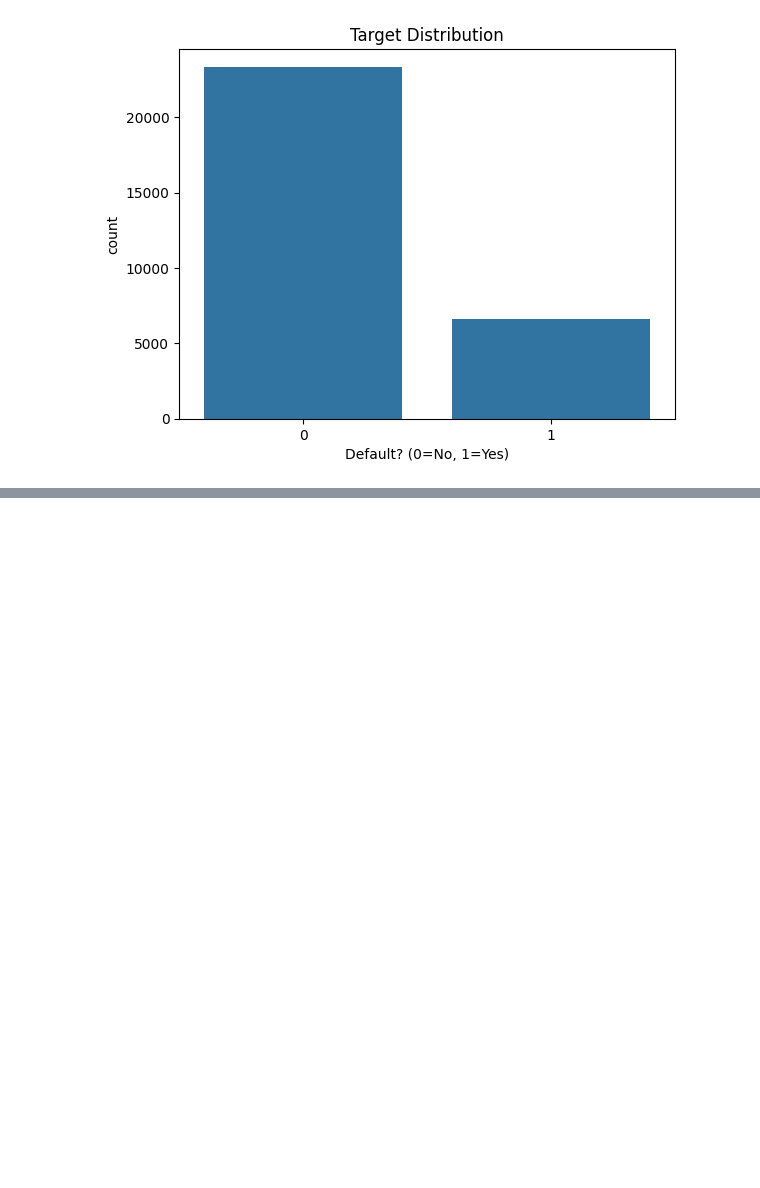
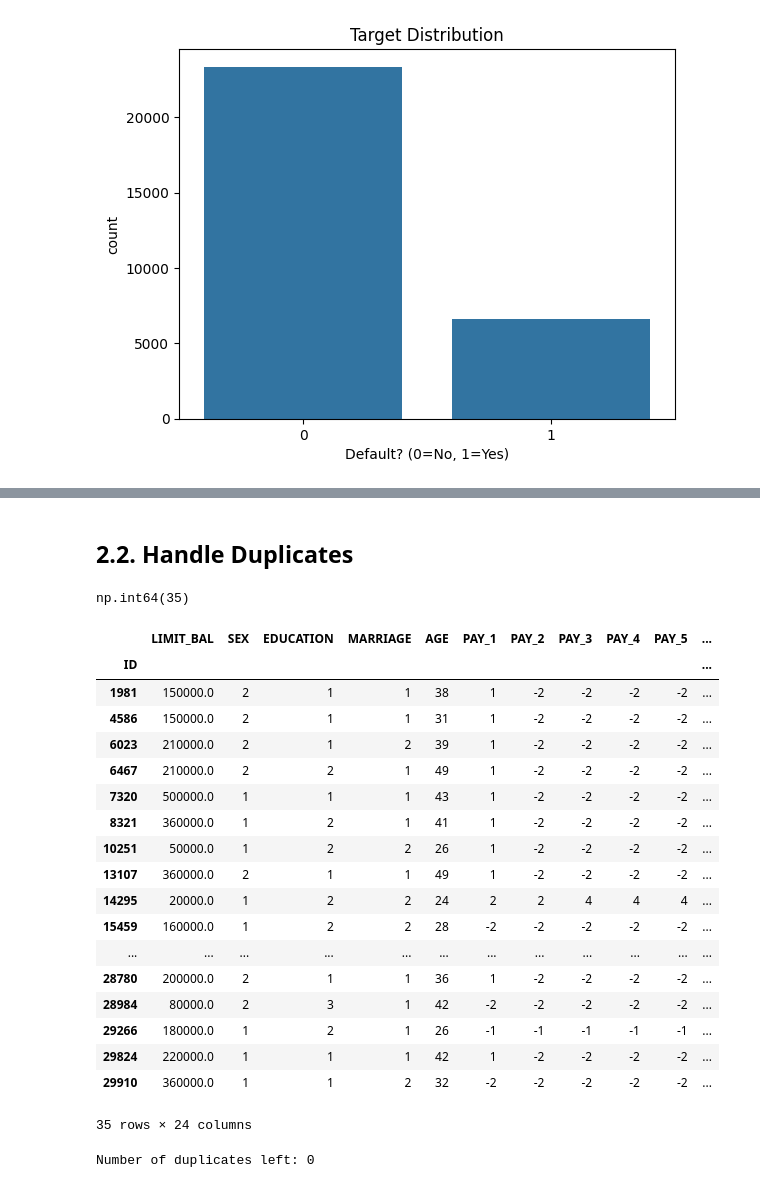
Before and after one commit to dakboiszzz/credit-default-insights, a Jupyter notebook: notebooks/data_exploration.ipynb, the cells around one changed output, grey strips where cells are left out. Saved outputs shown, nothing was run; the diff lists cells and outputs as text; code cells hidden in the pictures; blank space fills up the shorter version.

```diff
--- a/notebooks/data_exploration.ipynb
+++ b/notebooks/data_exploration.ipynb
@@ -105,0 +182,34 @@ df.dtypes
+# %% [markdown]
+## 2.2. Handle Duplicates
+# %%
+df.duplicated().sum()
+# %% [output]
+np.int64(35)
+# %%
+df[df.duplicated() == True]
+# %% [output]
+|  | LIMIT_BAL | SEX | EDUCATION | MARRIAGE | AGE | PAY_1 | PAY_2 | PAY_3 | PAY_4 | PAY_5 | ... |
+| ID |  |  |  |  |  |  |  |  |  |  | ... |
+| 1981 | 150000.0 | 2 | 1 | 1 | 38 | 1 | -2 | -2 | -2 | -2 | ... |
+| 4586 | 150000.0 | 2 | 1 | 1 | 31 | 1 | -2 | -2 | -2 | -2 | ... |
+| 6023 | 210000.0 | 2 | 1 | 2 | 39 | 1 | -2 | -2 | -2 | -2 | ... |
+| 6467 | 210000.0 | 2 | 2 | 1 | 49 | 1 | -2 | -2 | -2 | -2 | ... |
+| 7320 | 500000.0 | 1 | 1 | 1 | 43 | 1 | -2 | -2 | -2 | -2 | ... |
+| 8321 | 360000.0 | 1 | 2 | 1 | 41 | 1 | -2 | -2 | -2 | -2 | ... |
+| 10251 | 50000.0 | 1 | 2 | 2 | 26 | 1 | -2 | -2 | -2 | -2 | ... |
+| 13107 | 360000.0 | 2 | 1 | 1 | 49 | 1 | -2 | -2 | -2 | -2 | ... |
+| 14295 | 20000.0 | 1 | 2 | 2 | 24 | 2 | 2 | 4 | 4 | 4 | ... |
+| 15459 | 160000.0 | 1 | 2 | 2 | 28 | -2 | -2 | -2 | -2 | -2 | ... |
+| ... | ... | ... | ... | ... | ... | ... | ... | ... | ... | ... | ... |
+| 28780 | 200000.0 | 2 | 1 | 1 | 36 | 1 | -2 | -2 | -2 | -2 | ... |
+| 28984 | 80000.0 | 2 | 3 | 1 | 42 | -2 | -2 | -2 | -2 | -2 | ... |
+| 29266 | 180000.0 | 1 | 2 | 1 | 26 | -1 | -1 | -1 | -1 | -1 | ... |
+| 29824 | 220000.0 | 1 | 1 | 1 | 42 | 1 | -2 | -2 | -2 | -2 | ... |
+| 29910 | 360000.0 | 1 | 1 | 2 | 32 | -2 | -2 | -2 | -2 | -2 | ... |
+35 rows × 24 columns
+# %%
+df.drop_duplicates(inplace = True)
+dup_count = df.duplicated().sum()
+print(f"Number of duplicates left: {dup_count}")
+# %% [output]
+Number of duplicates left: 0
```
Also changed, not shown: parts of 33 cells of this notebook, 1 other file.
